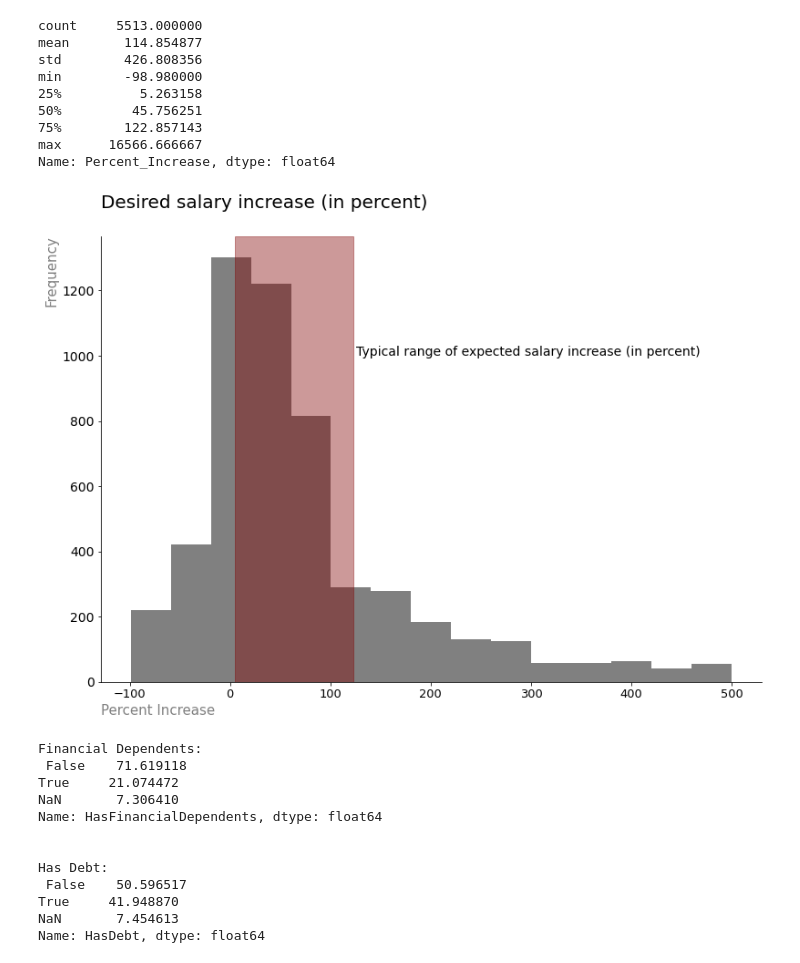
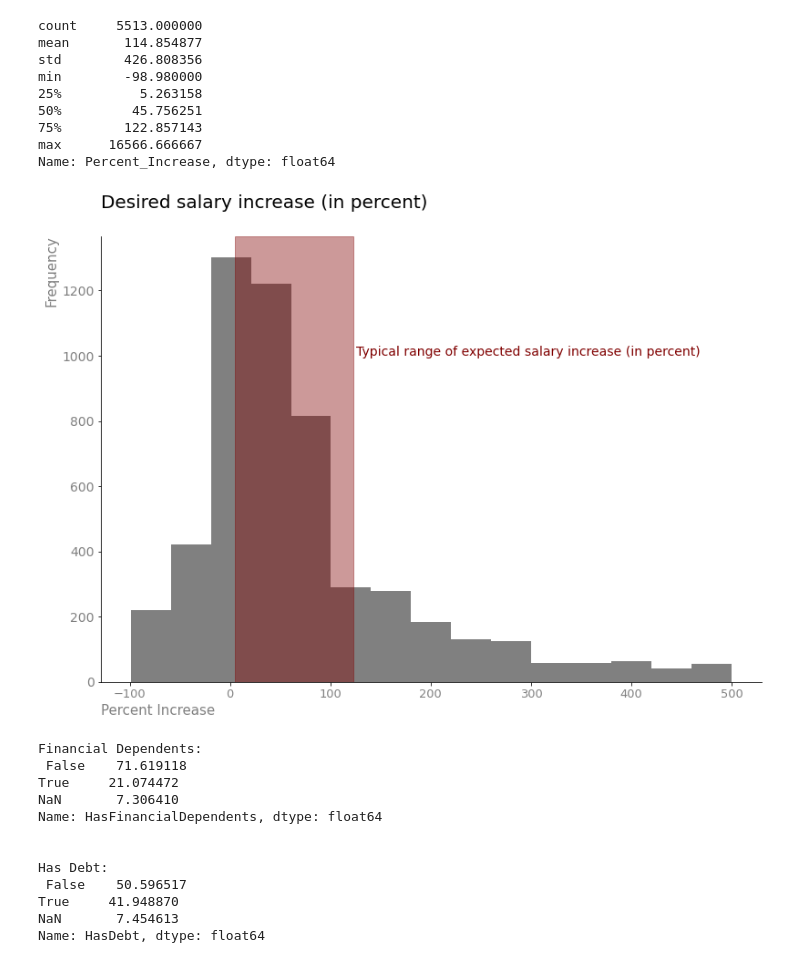
Before and after one commit to paul-trood/Portfolio-Best_Markets_for_Advertising, a Jupyter notebook: coding_survey.ipynb, the cells around one changed output. Saved outputs shown, nothing was run; the diff lists cells and outputs as text; code cells hidden in the pictures.

```diff
--- a/coding_survey.ipynb
+++ b/coding_survey.ipynb
@@ -860,24 +860,24 @@ Name: Percent_Increase, dtype: float64
 # %%
 fig, ax = plt.subplots(figsize = (13,9))
 
 
 # Expected salary increase (in a percentage) histogram
 survey[survey["Percent_Increase"] <= 500]["Percent_Increase"].plot.hist(bins = 15, color = "grey")
 # Boolean masking ^^^ less than or equal to %500 ^^^
 
 # Lower and upper quartile %25 to %75 range
 plt.axvspan(survey["Percent_Increase"].quantile(0.25), survey["Percent_Increase"].quantile(0.75), color = "maroon", alpha = 0.4)
 
 plt.gca().spines[["right","top"]].set_visible(False)
 plt.title("Desired salary increase (in percent)", loc="left", size = 20, y = 1.05)
 plt.ylabel("Frequency", size = 15, color = "grey", loc = "top")
 plt.xlabel("Percent Increase", size = 15, loc = "left", color = "grey")
-plt.xticks(size = 13)
-plt.yticks(size = 14)
-plt.text(126,1000,"Typical range of expected salary increase (in percent)", size = 14)
+plt.xticks(size = 13, color = "grey")
+plt.yticks(size = 14, color = "grey")
+plt.text(126,1000,"Typical range of expected salary increase (in percent)", size = 14, color = "maroon")
 plt.show()
 # %% [output]
-[figure, old version]
+[figure, new version]
 # %%
 # Replaces following columns with True/False values
 survey["HasDebt"] = survey["HasDebt"].replace({1.0:"True", 0.0: "False"})
```
Also changed, not shown: parts of 7 cells of this notebook.
